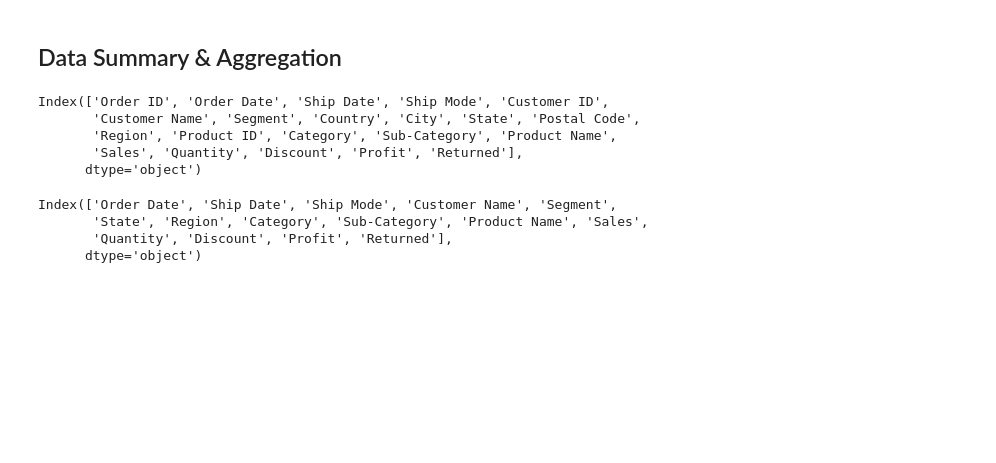
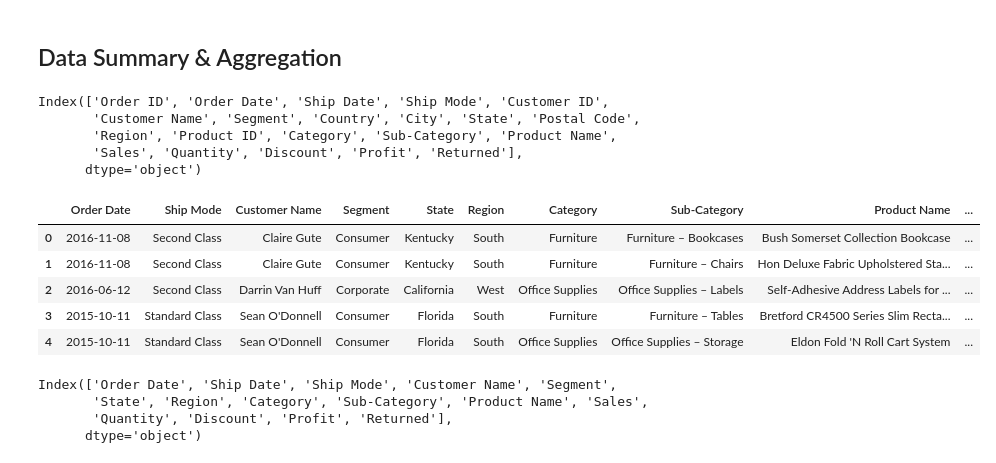
Before and after one commit to cyrilmichino/superstore-sales-analytics, a Jupyter notebook: notebook.ipynb, the cells around one changed output. Drawn from its saved outputs; the diff is of its cells as text; code cells hidden in the pictures; blank space fills up the shorter version.

```diff
--- a/notebook.ipynb
+++ b/notebook.ipynb
@@ -63,5 +63,15 @@ Index(['Order ID', 'Order Date', 'Ship Date', 'Ship Mode', 'Customer ID',
        'Region', 'Product ID', 'Category', 'Sub-Category', 'Product Name',
        'Sales', 'Quantity', 'Discount', 'Profit', 'Returned'],
       dtype='object')
+# %%
+df['Sub-Category'] = df['Category'].str.cat(df['Sub-Category'],sep=' – ')
+df['Sub-Category'].head()
+# %% [output]
+|  | Order Date | Ship Mode | Customer Name | Segment | State | Region | Category | Sub-Category | Product Name | ... |
+| 0 | 2016-11-08 | Second Class | Claire Gute | Consumer | Kentucky | South | Furniture | Furniture – Bookcases | Bush Somerset Collection Bookcase | ... |
+| 1 | 2016-11-08 | Second Class | Claire Gute | Consumer | Kentucky | South | Furniture | Furniture – Chairs | Hon Deluxe Fabric Upholstered Sta... | ... |
+| 2 | 2016-06-12 | Second Class | Darrin Van Huff | Corporate | California | West | Office Supplies | Office Supplies – Labels | Self-Adhesive Address Labels for ... | ... |
+| 3 | 2015-10-11 | Standard Class | Sean O'Donnell | Consumer | Florida | South | Furniture | Furniture – Tables | Bretford CR4500 Series Slim Recta... | ... |
+| 4 | 2015-10-11 | Standard Class | Sean O'Donnell | Consumer | Florida | South | Office Supplies | Office Supplies – Storage | Eldon Fold 'N Roll Cart System | ... |
 # %%
 ## Drop columns that we do not need for analysis or that are redundant
```
Also changed, not shown: parts of 2 cells of this notebook.
